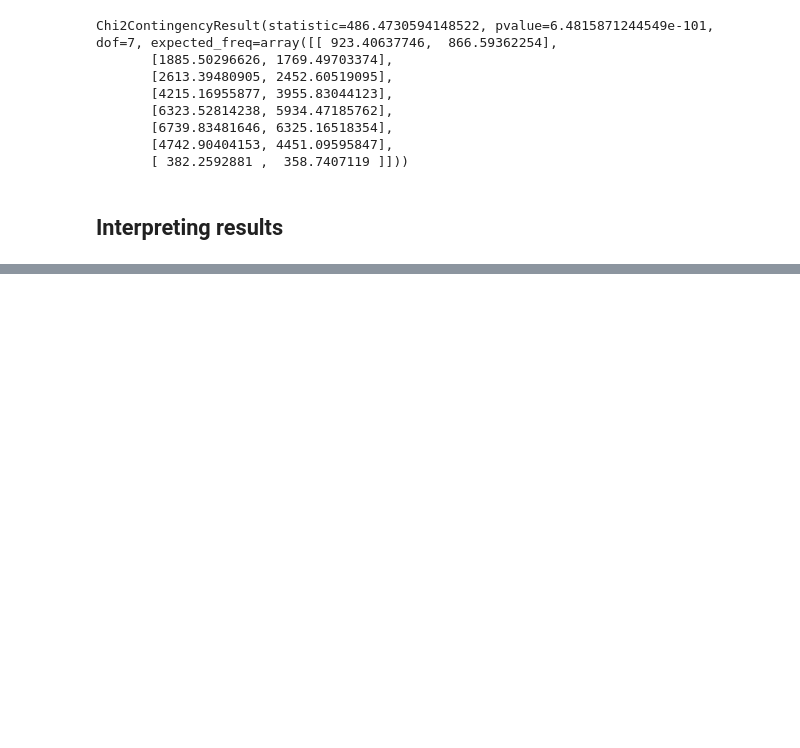
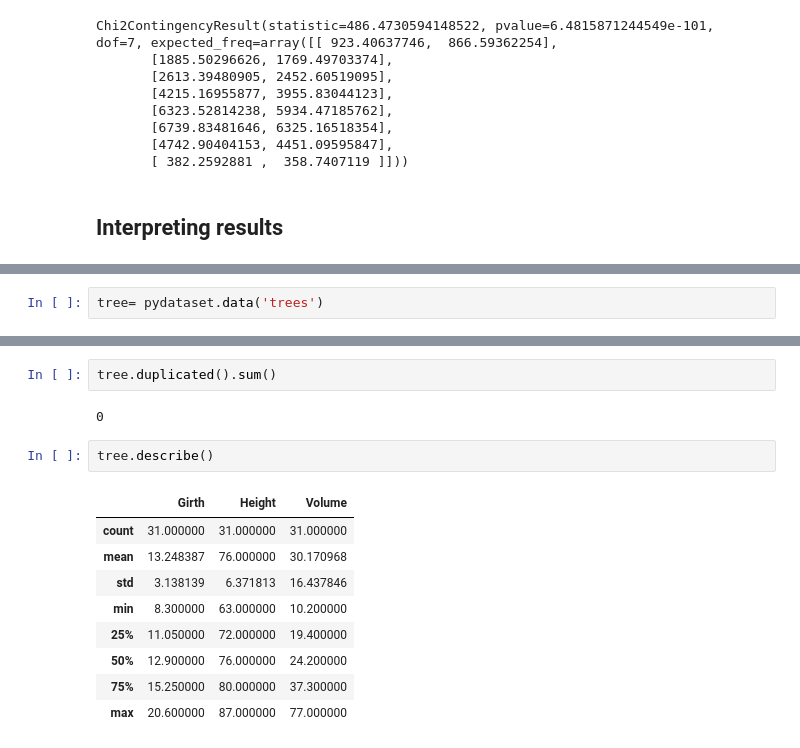
Before and after one commit to Ayomide-ola/Statistics_for_DA, a Jupyter notebook: CA_2/Hypotesis_testing_CA2.ipynb, the cells around one changed output, grey strips where cells are left out. Drawn from its saved outputs; the diff is of its cells as text; blank space fills up the shorter version.

```diff
--- a/CA_2/Hypotesis_testing_CA2.ipynb
+++ b/CA_2/Hypotesis_testing_CA2.ipynb
@@ -711,0 +714,2 @@ In conclusion, we have been able to conduct ANOVA testing on the plant-growth da
+# %%
+tree= pydataset.data('trees')
@@ -711,0 +736,16 @@ In conclusion, we have been able to conduct ANOVA testing on the plant-growth da
+# %%
+tree.duplicated().sum()
+# %% [output]
+0
+# %%
+tree.describe()
+# %% [output]
+|  | Girth | Height | Volume |
+| count | 31.000000 | 31.000000 | 31.000000 |
+| mean | 13.248387 | 76.000000 | 30.170968 |
+| std | 3.138139 | 6.371813 | 16.437846 |
+| min | 8.300000 | 63.000000 | 10.200000 |
+| 25% | 11.050000 | 72.000000 | 19.400000 |
+| 50% | 12.900000 | 76.000000 | 24.200000 |
+| 75% | 15.250000 | 80.000000 | 37.300000 |
+| max | 20.600000 | 87.000000 | 77.000000 |
```
Also changed, not shown: parts of 79 cells of this notebook.
